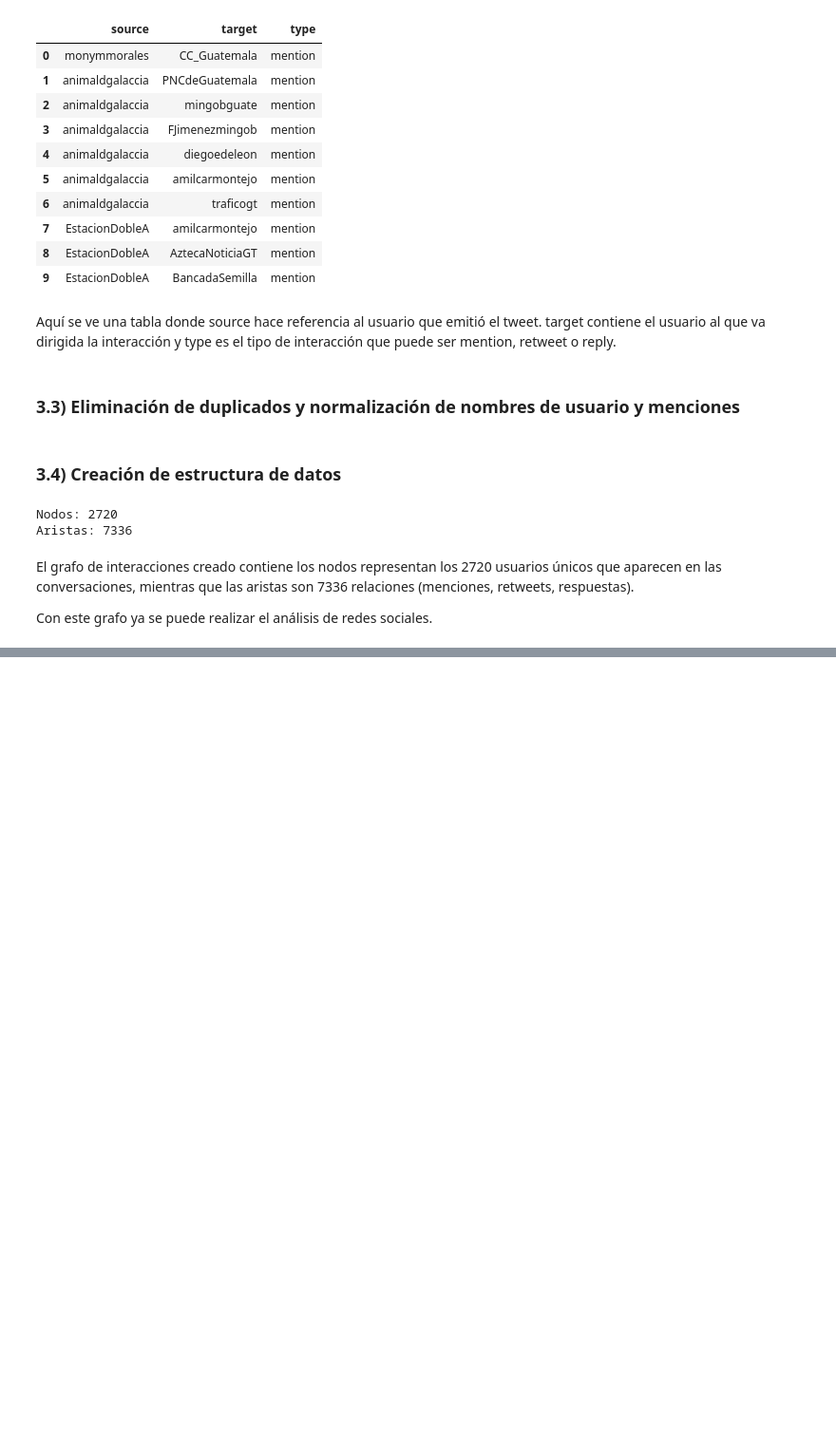
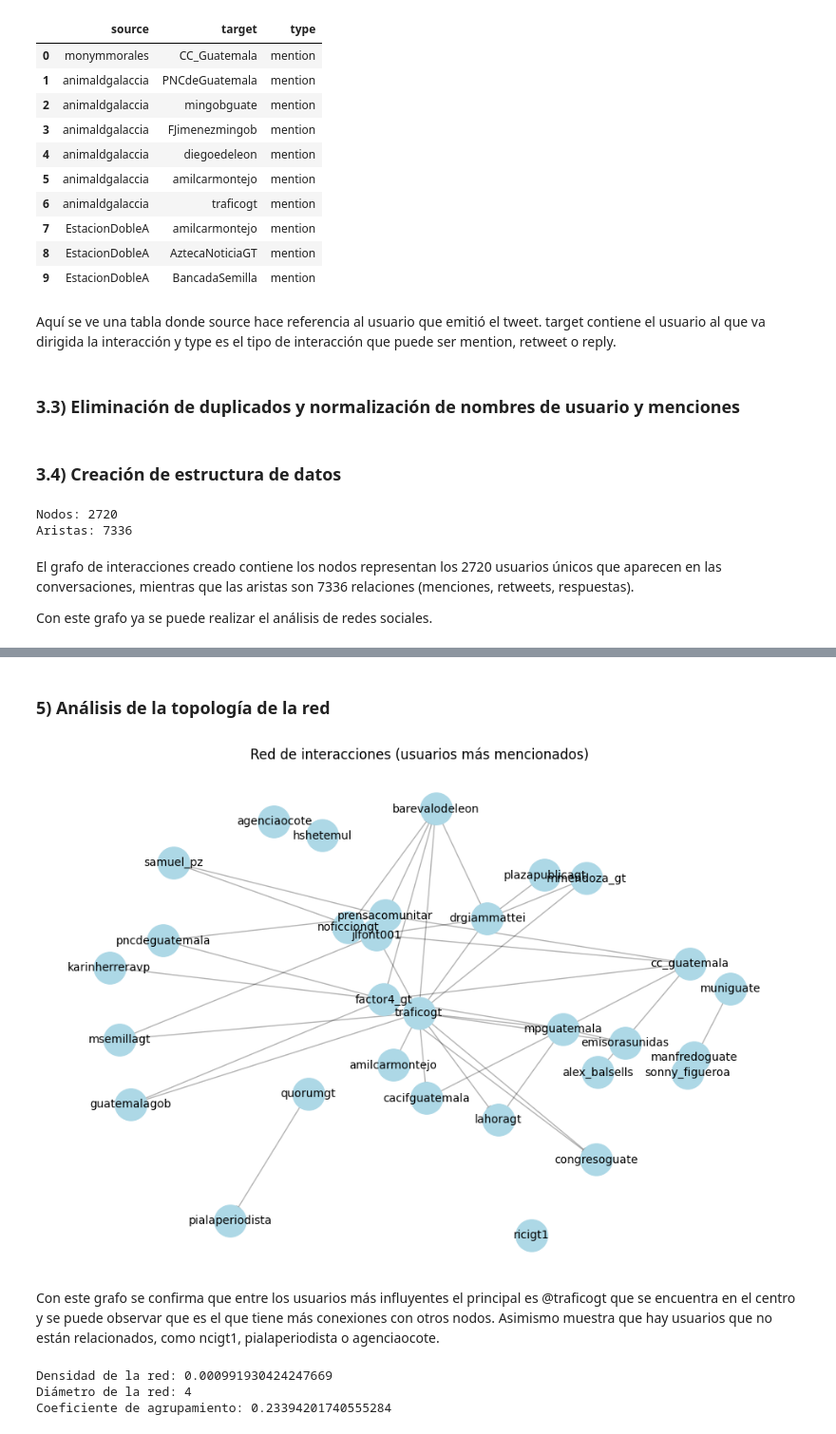
Before and after one commit to Kapiven/Lab6DS, a Jupyter notebook: Analisis.ipynb, the cells around one changed output, grey strips where cells are left out. Shown at 95% size. Cells and saved outputs as stored; diff of their text form; code cells hidden in the pictures; blank space fills up the shorter version.

```diff
--- a/Analisis.ipynb
+++ b/Analisis.ipynb
@@ -149,0 +261,49 @@ Con este grafo ya se puede realizar el análisis de redes sociales.
+# %% [markdown]
+### 5) Análisis de la topología de la red
+# %%
+# 5.1) Construcción y visualización de grafos
+
+# Grafo reducido (para visualizar, usamos solo los más activos y mencionados)
+top_nodes = edges_df["target"].value_counts().head(30).index.tolist()
+subG = G.subgraph(top_nodes)
+
+plt.figure(figsize=(12,8))
+pos = nx.spring_layout(subG, k=0.5, seed=42)
+
+# Dibujar nodos
+nx.draw_networkx_nodes(subG, pos, node_size=800, node_color="lightblue")
+
+# Dibujar aristas
+nx.draw_networkx_edges(subG, pos, alpha=0.3, arrows=True)
+
+# Etiquetas de los nodos
+nx.draw_networkx_labels(subG, pos, font_size=10)
+
+plt.title("Red de interacciones (usuarios más mencionados)")
+plt.axis("off")
+plt.show()
+# %% [output]
+[figure, added]
+# %% [markdown]
+Con este grafo se confirma que entre los usuarios más influyentes el principal es @traficogt que se encuentra en el centro y se puede observar que es el que tiene más conexiones con otros nodos. Asimismo muestra que hay usuarios que no están relacionados, como ncigt1, pialaperiodista o agenciaocote.
+# %%
+# 5.2) Cálculo de métricas de red clave
+
+densidad = nx.density(G)
+print("Densidad de la red:", densidad)
+
+if nx.is_strongly_connected(G):
+    diametro = nx.diameter(G)
+else:
+    largest_cc = max(nx.strongly_connected_components(G), key=len)
+    subG = G.subgraph(largest_cc)
+    diametro = nx.diameter(subG)
+
+print("Diámetro de la red:", diametro)
+
+clustering = nx.average_clustering(G.to_undirected())
+print("Coeficiente de agrupamiento:", clustering)
+# %% [output]
+Densidad de la red: 0.000991930424247669
+Diámetro de la red: 4
+Coeficiente de agrupamiento: 0.23394201740555284
```
Also changed, not shown: parts of 30 cells of this notebook, 1 other file.
